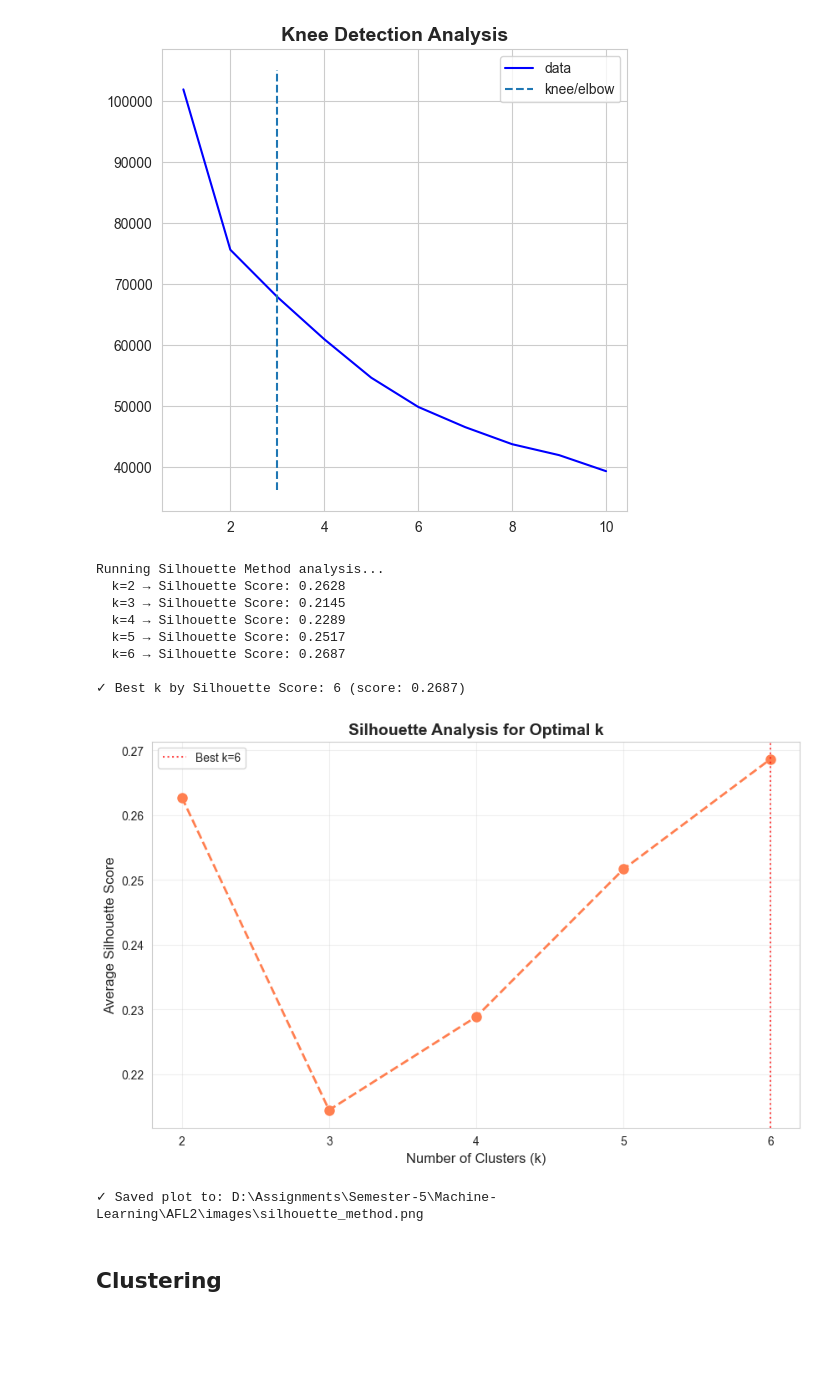
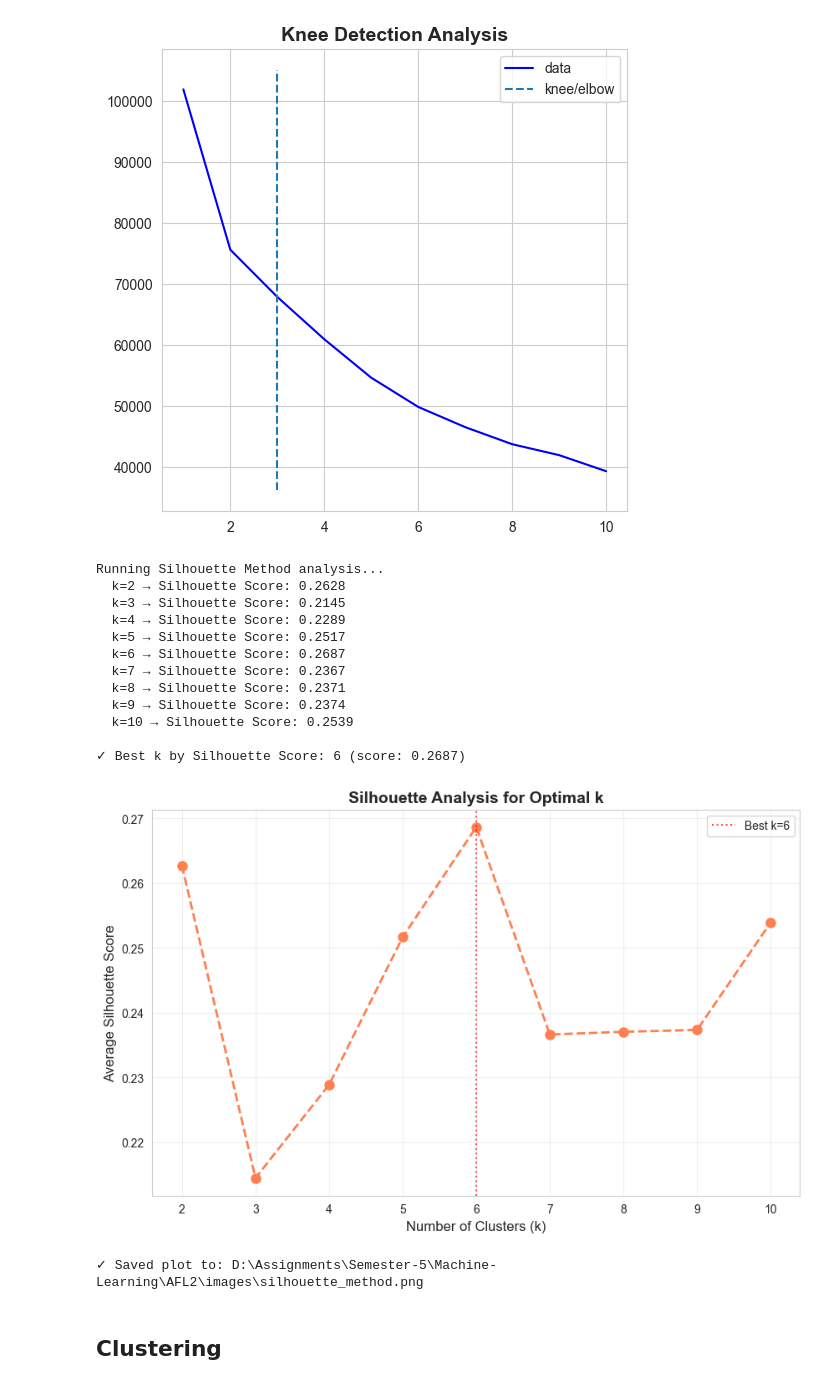
Before and after one commit to Verzional/S5-ML-AFL2, a Jupyter notebook: main.ipynb, the cells around one changed output. Saved outputs shown, nothing was run; the diff lists cells and outputs as text; code cells hidden in the pictures; blank space fills up the shorter version.

```diff
--- a/main.ipynb
+++ b/main.ipynb
@@ -217,7 +218,10 @@ if "fee" in df.columns and df["fee"].nunique() == 1:
     df = df.drop(columns=["fee"])
     dropped_cols.append("fee")
 
-if "price_type" in df.columns and df["price_type"].value_counts().iloc[0] / len(df) > 0.99:
+if (
+    "price_type" in df.columns
+    and df["price_type"].value_counts().iloc[0] / len(df) > 0.99
+):
     df = df.drop(columns=["price_type"])
     dropped_cols.append("price_type")
 
@@ -254,8 +258,9 @@ None
 cols_to_convert = ["bathrooms", "bedrooms", "square_feet", "latitude", "longitude"]
 
 # Find columns that need conversion
-needs_conversion = [col for col in cols_to_convert
-                    if col in df.columns and df[col].dtype == "object"]
+needs_conversion = [
+    col for col in cols_to_convert if col in df.columns and df[col].dtype == "object"
+]
 
 if needs_conversion:
     print(f"Converting to numeric: {needs_conversion}")
@@ -458,7 +474,9 @@ else:
         print(f"  - age_in_days (days since latest post)")
         print(f"  - post_hour (hour of day: 0-23)")
         print(f"  - post_day_of_week (0=Mon, 6=Sun)")
-        print(f"\n  Age range: {df['age_in_days'].min()} to {df['age_in_days'].max()} days")
+        print(
+            f"\n  Age range: {df['age_in_days'].min()} to {df['age_in_days'].max()} days"
+        )
 # %% [output]
 Processing time column: 'time,,,,,,,,,,,,,,,,,,,,,,,,,,,,,,,,,,,,,,,,,,,,,,,,,,,,,,,,,,,,,,,,,,,,,,'
 
@@ -507,11 +525,7 @@ Memory usage: 1.05 MB
 print("Scaling features using StandardScaler...")
 
 scaler = StandardScaler()
-df_scaled = pd.DataFrame(
-    scaler.fit_transform(df),
-    columns=df.columns,
-    index=df.index
-)
+df_scaled = pd.DataFrame(scaler.fit_transform(df), columns=df.columns, index=df.index)
 
 print(f"✓ Scaled {len(df.columns)} features")
 print(f"\nScaled data summary:")
@@ -722,7 +746,7 @@ Running Kneed Method analysis...
 # Silhouette Method for optimal k
 print("Running Silhouette Method analysis...")
 
-k_range_silhouette = range(2, 7)
+k_range_silhouette = range(2, 11)
 silhouette_avg_scores = []
 
 for k in k_range_silhouette:
@@ -733,39 +757,49 @@ for k in k_range_silhouette:
     silhouette_avg_scores.append(silhouette_avg)
     print(f"  k={k} → Silhouette Score: {silhouette_avg:.4f}")
 
 # Find best k
 best_k_idx = np.argmax(silhouette_avg_scores)
 best_k = list(k_range_silhouette)[best_k_idx]
 best_score = silhouette_avg_scores[best_k_idx]
 
 print(f"\n✓ Best k by Silhouette Score: {best_k} (score: {best_score:.4f})")
 
 # Plot silhouette scores
 plt.figure(figsize=(10, 6))
-plt.plot(k_range_silhouette, silhouette_avg_scores, marker='o', linestyle='--',
-         linewidth=2, markersize=8, color='coral')
-plt.axvline(x=best_k, color='red', linestyle=':', alpha=0.7,
-            label=f'Best k={best_k}')
+plt.plot(
+    k_range_silhouette,
+    silhouette_avg_scores,
+    marker="o",
+    linestyle="--",
+    linewidth=2,
+    markersize=8,
+    color="coral",
+)
+plt.axvline(x=best_k, color="red", linestyle=":", alpha=0.7, label=f"Best k={best_k}")
 plt.xlabel("Number of Clusters (k)", fontsize=12)
 plt.ylabel("Average Silhouette Score", fontsize=12)
-plt.title("Silhouette Analysis for Optimal k", fontsize=14, fontweight='bold')
+plt.title("Silhouette Analysis for Optimal k", fontsize=14, fontweight="bold")
 plt.xticks(k_range_silhouette)
 plt.legend()
 plt.grid(True, alpha=0.3)
 plt.savefig(IMAGES_PATH / "silhouette_method.png")
 plt.show()
 
 print(f"\n✓ Saved plot to: {IMAGES_PATH / 'silhouette_method.png'}")
 # %% [output]
 Running Silhouette Method analysis...
   k=2 → Silhouette Score: 0.2628
   k=3 → Silhouette Score: 0.2145
   k=4 → Silhouette Score: 0.2289
   k=5 → Silhouette Score: 0.2517
   k=6 → Silhouette Score: 0.2687
+  k=7 → Silhouette Score: 0.2367
+  k=8 → Silhouette Score: 0.2371
+  k=9 → Silhouette Score: 0.2374
+  k=10 → Silhouette Score: 0.2539
 
 ✓ Best k by Silhouette Score: 6 (score: 0.2687)
-[figure, old version]
+[figure, new version]
 ✓ Saved plot to: D:\Assignments\Semester-5\Machine-Learning\AFL2\images\silhouette_method.png
 # %% [markdown]
 ## Clustering
```
Also changed, not shown: parts of 16 cells of this notebook, 1 other file.
